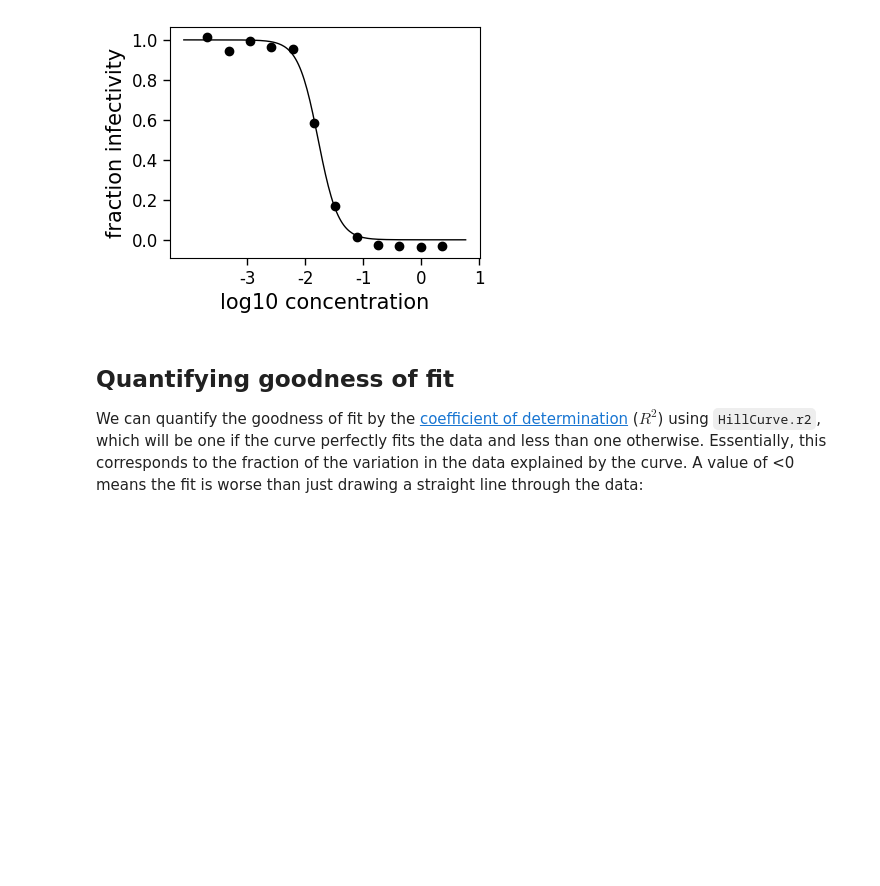
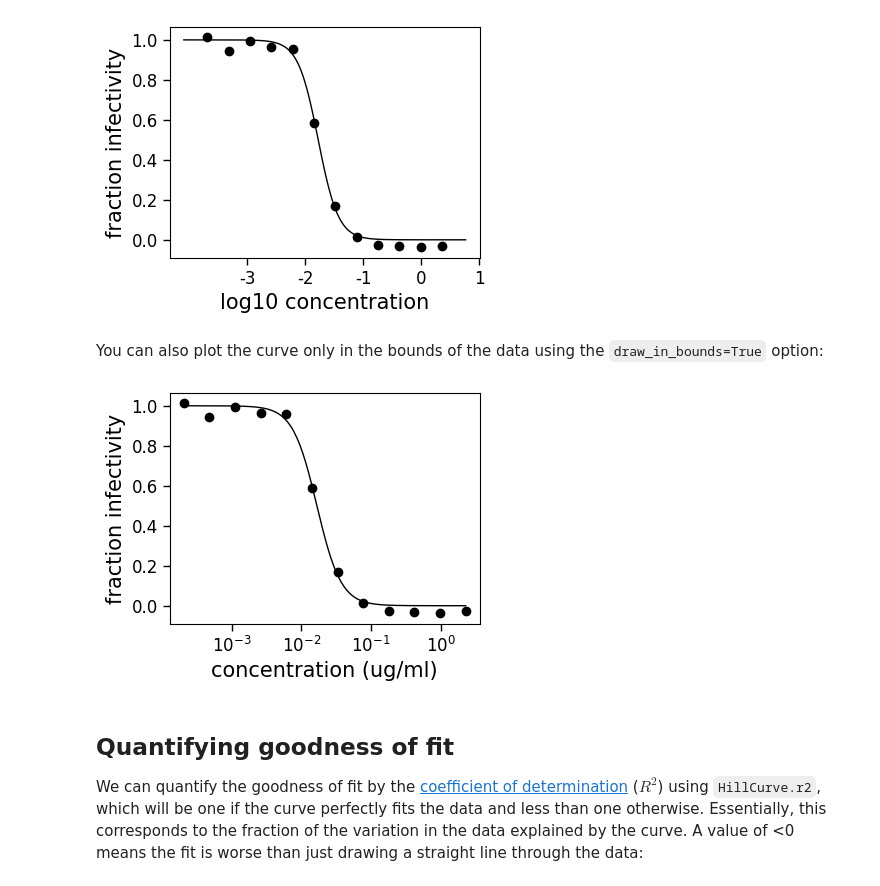
Before and after one commit to jbloomlab/neutcurve, a Jupyter notebook: hillcurve_example.ipynb, the cells around one changed output. Drawn from its saved outputs; the diff is of its cells as text; code cells hidden in the pictures; blank space fills up the shorter version.

```diff
--- a/hillcurve_example.ipynb
+++ b/hillcurve_example.ipynb
@@ -214,6 +214,12 @@ _ = ax2.set_xticklabels(["-3", "-2", "-1", "0", "1"])
 _ = ax2.set_xlabel("log10 concentration")
 # %% [output]
 [figure]
+# %% [markdown]
+You can also plot the curve only in the bounds of the data using the `draw_in_bounds=True` option:
+# %%
+fig, ax = curve.plot(xlabel="concentration (ug/ml)", draw_in_bounds=True)
+# %% [output]
+[figure, added]
 # %% [markdown]
 ## Quantifying goodness of fit
 We can quantify the goodness of fit by the [coefficient of determination](https://en.wikipedia.org/wiki/Coefficient_of_determination) ($R^2$) using `HillCurve.r2`, which will be one if the curve perfectly fits the data and less than one otherwise.
```
Also changed, not shown: 41 other files.
